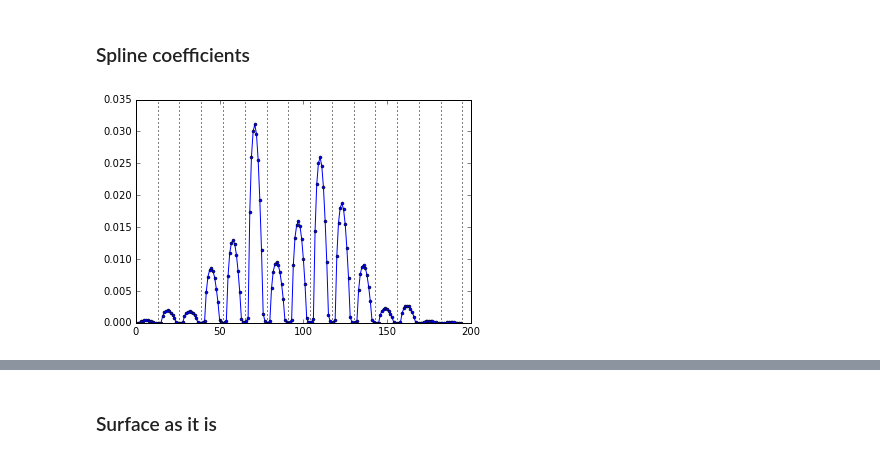
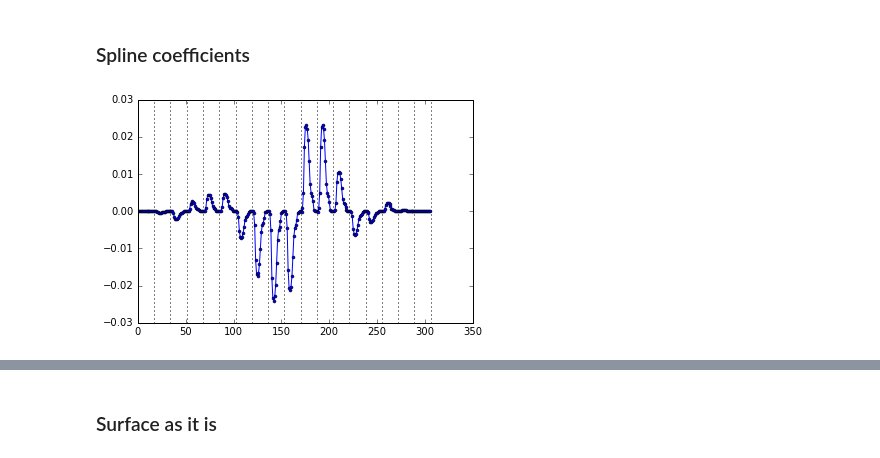
Before and after one commit to jishnub/sparc_flows, a Jupyter notebook: Supergranule_Spline.ipynb, the cells around one changed output, grey strips where cells are left out. Saved outputs shown, nothing was run; the diff lists cells and outputs as text; code cells hidden in the pictures.

```diff
--- a/Supergranule_Spline.ipynb
+++ b/Supergranule_Spline.ipynb
@@ -42,6 +42,6 @@ psi_spline = psi_true[zspline_ind][:,xspline_ind]
 # %% [markdown]
 Spline fit
 # %%
-tx,tz,c,kx,kz=interpolate.bisplrep(xspline.flatten(),zspline.flatten(),psi_spline.flatten(),kx=3,ky=2,s=1e-4)
+tx,tz,c,kx,kz=interpolate.bisplrep(xspline.flatten(),zspline.flatten(),psi_spline.flatten(),kx=2,ky=2,s=1e-5)
 print(tx.shape,tz.shape,c.shape)
 # %% [output]
@@ -61,7 +61,7 @@ plt.gcf().set_size_inches(9,3.5);
 # %% [markdown]
 ### Spline coefficients
 # %%
-plt.plot(abs(c),'o-',markersize=3)
+plt.plot(c,'o-',markersize=3)
 for i in [(len(tz)-kz-1)*i for i in xrange(1,len(tx)-kx)]: plt.axvline(i,ls="dotted",color="black")
 # %% [output]
-[figure, old version]
+[figure, new version]
```
Also changed, not shown: parts of 7 cells of this notebook, 2 other files.
